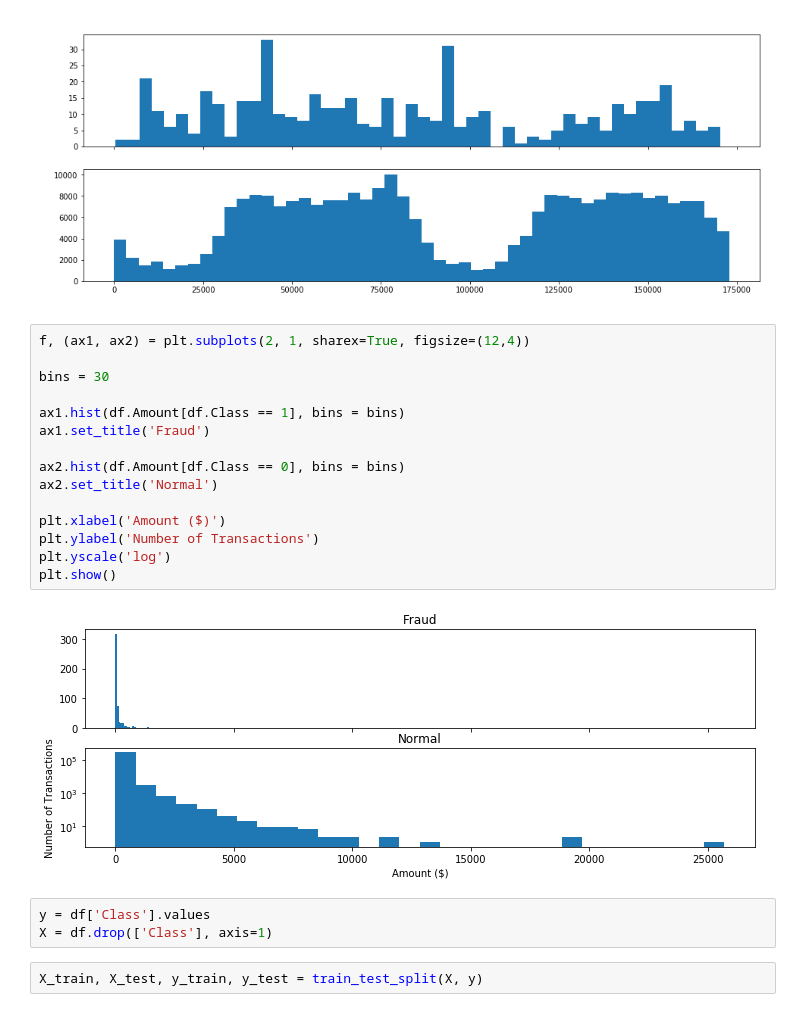
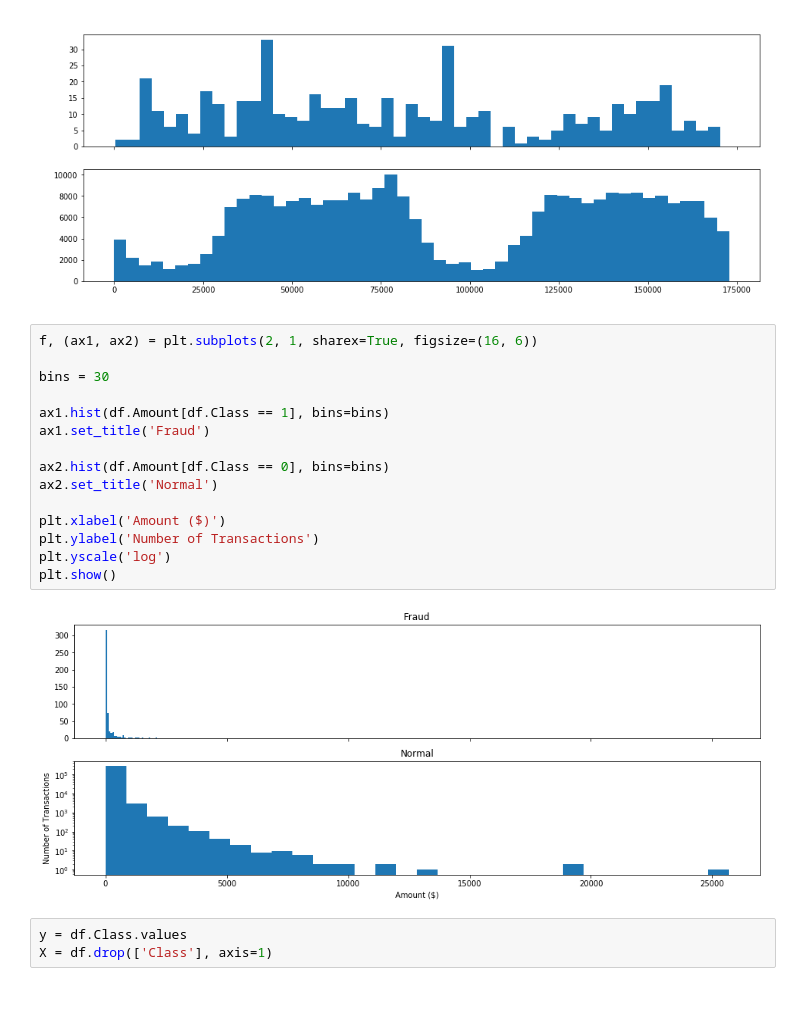
Before and after one commit to igabriel85/dmon-adp, a Jupyter notebook: notebooks/Experimenter.ipynb, the cells around one changed output. Drawn from its saved outputs; the diff is of its cells as text.

```diff
--- a/notebooks/Experimenter.ipynb
+++ b/notebooks/Experimenter.ipynb
@@ -116,24 +133,22 @@ plt.show()
 # %% [output]
 [figure]
 # %%
-f, (ax1, ax2) = plt.subplots(2, 1, sharex=True, figsize=(12,4))
+f, (ax1, ax2) = plt.subplots(2, 1, sharex=True, figsize=(16, 6))
 
 bins = 30
 
-ax1.hist(df.Amount[df.Class == 1], bins = bins)
+ax1.hist(df.Amount[df.Class == 1], bins=bins)
 ax1.set_title('Fraud')
 
-ax2.hist(df.Amount[df.Class == 0], bins = bins)
+ax2.hist(df.Amount[df.Class == 0], bins=bins)
 ax2.set_title('Normal')
 
 plt.xlabel('Amount ($)')
 plt.ylabel('Number of Transactions')
 plt.yscale('log')
 plt.show()
 # %% [output]
-[figure, old version]
+[figure, new version]
 # %%
-y = df['Class'].values
+y = df.Class.values
 X = df.drop(['Class'], axis=1)
-# %%
-X_train, X_test, y_train, y_test = train_test_split(X, y)
```
Also changed, not shown: parts of 20 cells of this notebook.
